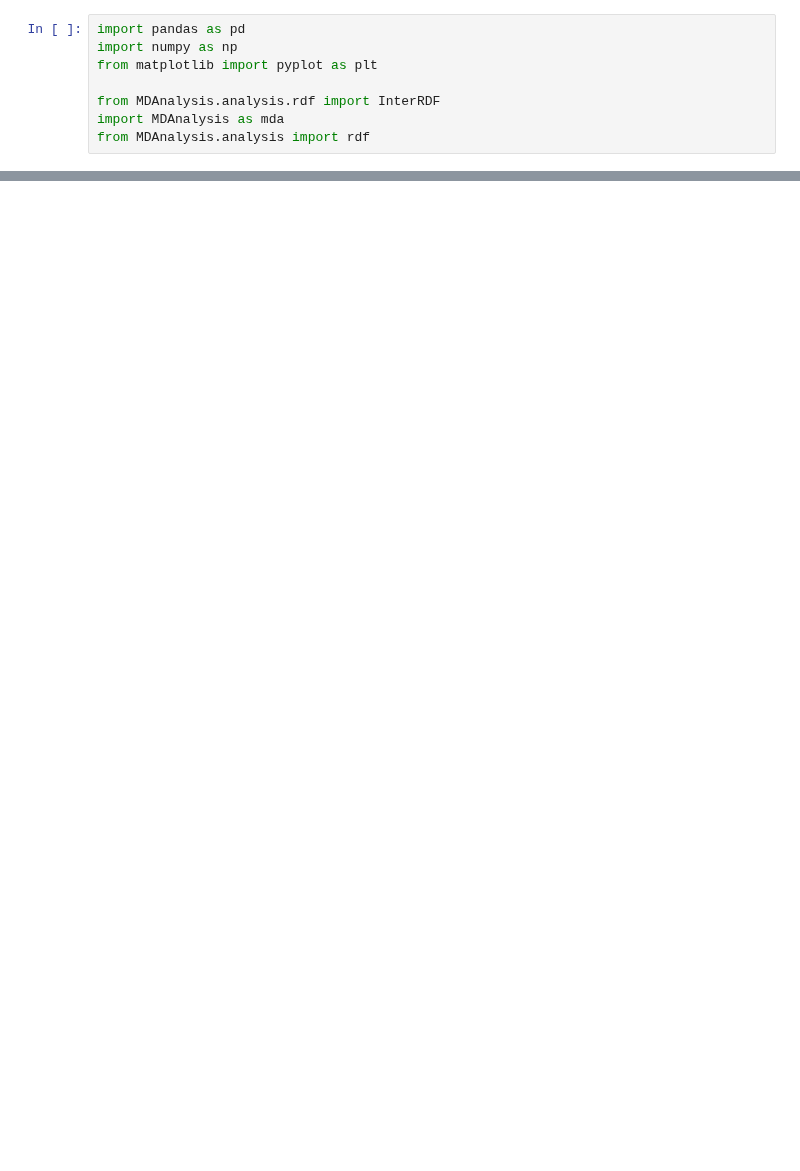
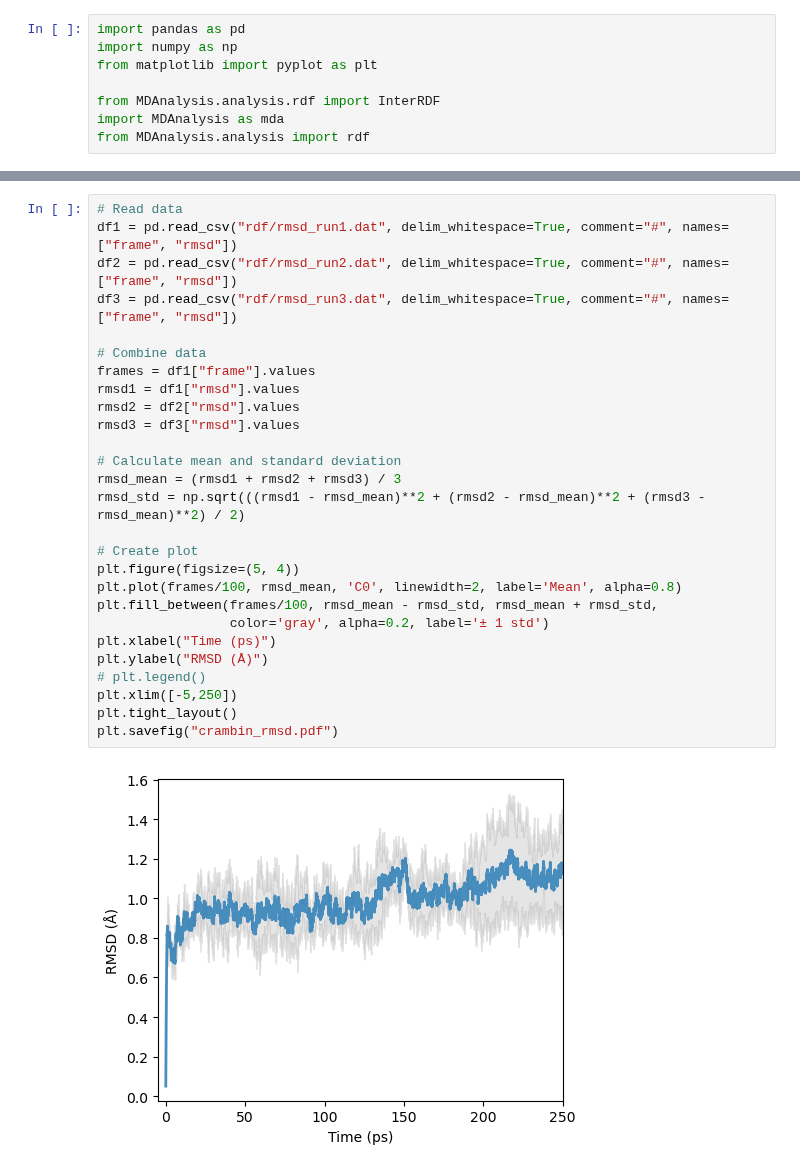
Before and after one commit to heid-lab/grace-off, a Jupyter notebook: analysis/final_plots.ipynb, the cells around one changed output, grey strips where cells are left out. Cells and saved outputs as stored; diff of their text form; blank space fills up the shorter version.

```diff
--- a/analysis/final_plots.ipynb
+++ b/analysis/final_plots.ipynb
@@ -195,0 +420,29 @@ plt.show()
+# %%
+# Read data
+df1 = pd.read_csv("rdf/rmsd_run1.dat", delim_whitespace=True, comment="#", names=["frame", "rmsd"])
+df2 = pd.read_csv("rdf/rmsd_run2.dat", delim_whitespace=True, comment="#", names=["frame", "rmsd"])
+df3 = pd.read_csv("rdf/rmsd_run3.dat", delim_whitespace=True, comment="#", names=["frame", "rmsd"])
+
+# Combine data
+frames = df1["frame"].values
+rmsd1 = df1["rmsd"].values
+rmsd2 = df2["rmsd"].values
+rmsd3 = df3["rmsd"].values
+
+# Calculate mean and standard deviation
+rmsd_mean = (rmsd1 + rmsd2 + rmsd3) / 3
+rmsd_std = np.sqrt(((rmsd1 - rmsd_mean)**2 + (rmsd2 - rmsd_mean)**2 + (rmsd3 - rmsd_mean)**2) / 2)
+
+# Create plot
+plt.figure(figsize=(5, 4))
+plt.plot(frames/100, rmsd_mean, 'C0', linewidth=2, label='Mean', alpha=0.8)
+plt.fill_between(frames/100, rmsd_mean - rmsd_std, rmsd_mean + rmsd_std,
+                 color='gray', alpha=0.2, label='± 1 std')
+plt.xlabel("Time (ps)")
+plt.ylabel("RMSD (Å)")
+# plt.legend()
+plt.xlim([-5,250])
+plt.tight_layout()
+plt.savefig("crambin_rmsd.pdf")
+# %% [output]
+[figure, added]
```
Also changed, not shown: parts of 7 cells of this notebook, 12 other files.
